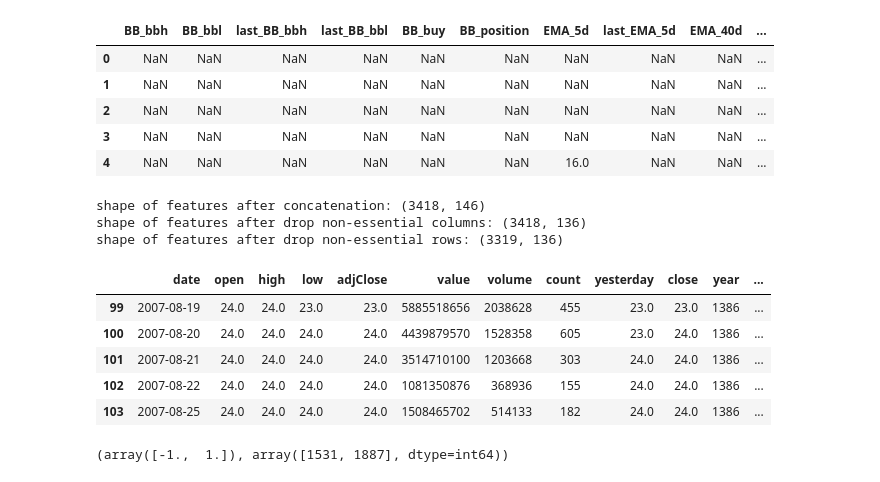
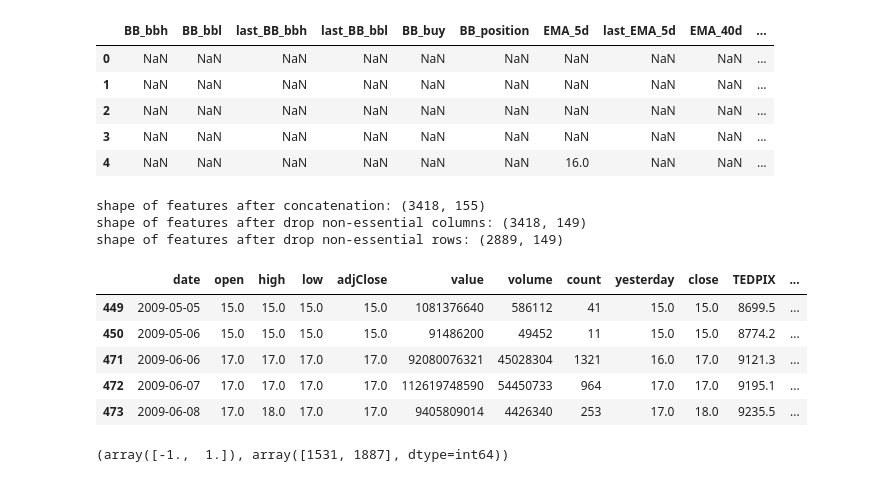
Before and after one commit to Hamtech-ai/InsightiFi, a Jupyter notebook: concat_features.ipynb, the cells around one changed output. Cells and saved outputs as stored; diff of their text form; code cells hidden in the pictures.

Commit message:
indv non-indv features added

```diff
--- a/concat_features.ipynb
+++ b/concat_features.ipynb
@@ -99,6 +99,8 @@ foladClient.reset_index(
 foladClient['date'] = foladClient['date'].apply(
     lambda x: datetime.datetime.strptime(x, '%Y%m%d')
 )
+foladClient.iloc[:, 1:] = foladClient.iloc[:, 1:].astype('float')
+
 foladClient.head()
 # %% [output]
 |  | date | individual_buy_count | corporate_buy_count | individual_sell_count | corporate_sell_count | ... |
@@ -165,6 +167,12 @@ priceFeatures = pd.concat(
     ], axis = 1
 )
 
+priceFeatures = priceFeatures.merge(
+    indv_nonindv_features(foladClient),
+    how = 'left',
+    on = 'date'
+)
+
 print(f'Shape of price features: {priceFeatures.shape}')
 priceFeatures.head()
 # %% [output]
@@ -207,38 +215,38 @@ Shape of indicator features: (3418, 35)
 # %%
 features = pd.concat(
     [
         priceFeatures,
         indicatorFeatures
     ],
     axis = 1
 )
 print(f'shape of features after concatenation: {features.shape}')
 
 features.dropna(
     axis = 'columns',
-    thresh = len(features) - 100,
+    thresh = len(features) - 450,
     inplace = True
 )
 print(f'shape of features after drop non-essential columns: {features.shape}')
 
 features.dropna(
     axis = 'index',
     how = 'any',
     inplace = True
 )
 print(f'shape of features after drop non-essential rows: {features.shape}')
 
 features.head()
 # %% [output]
-shape of features after concatenation: (3418, 146)
-shape of features after drop non-essential columns: (3418, 136)
-shape of features after drop non-essential rows: (3319, 136)
+shape of features after concatenation: (3418, 155)
+shape of features after drop non-essential columns: (3418, 149)
+shape of features after drop non-essential rows: (2889, 149)
-|  | date | open | high | low | adjClose | value | volume | count | yesterday | close | year | ... |
-| 99 | 2007-08-19 | 24.0 | 24.0 | 23.0 | 23.0 | 5885518656 | 2038628 | 455 | 23.0 | 23.0 | 1386 | ... |
-| 100 | 2007-08-20 | 24.0 | 24.0 | 24.0 | 24.0 | 4439879570 | 1528358 | 605 | 23.0 | 24.0 | 1386 | ... |
-| 101 | 2007-08-21 | 24.0 | 24.0 | 24.0 | 24.0 | 3514710100 | 1203668 | 303 | 24.0 | 24.0 | 1386 | ... |
-| 102 | 2007-08-22 | 24.0 | 24.0 | 24.0 | 24.0 | 1081350876 | 368936 | 155 | 24.0 | 24.0 | 1386 | ... |
-| 103 | 2007-08-25 | 24.0 | 24.0 | 24.0 | 24.0 | 1508465702 | 514133 | 182 | 24.0 | 24.0 | 1386 | ... |
+|  | date | open | high | low | adjClose | value | volume | count | yesterday | close | TEDPIX | ... |
+| 449 | 2009-05-05 | 15.0 | 15.0 | 15.0 | 15.0 | 1081376640 | 586112 | 41 | 15.0 | 15.0 | 8699.5 | ... |
+| 450 | 2009-05-06 | 15.0 | 15.0 | 15.0 | 15.0 | 91486200 | 49452 | 11 | 15.0 | 15.0 | 8774.2 | ... |
+| 471 | 2009-06-06 | 17.0 | 17.0 | 17.0 | 17.0 | 92080076321 | 45028304 | 1321 | 16.0 | 17.0 | 9121.3 | ... |
+| 472 | 2009-06-07 | 17.0 | 17.0 | 17.0 | 17.0 | 112619748590 | 54450733 | 964 | 17.0 | 17.0 | 9195.1 | ... |
+| 473 | 2009-06-08 | 17.0 | 18.0 | 17.0 | 17.0 | 9405809014 | 4426340 | 253 | 17.0 | 18.0 | 9235.5 | ... |
 # %%
 pivots = pd.DataFrame(
     peak_valley_pivots(
```
Also changed, not shown: parts of 6 cells of this notebook.
